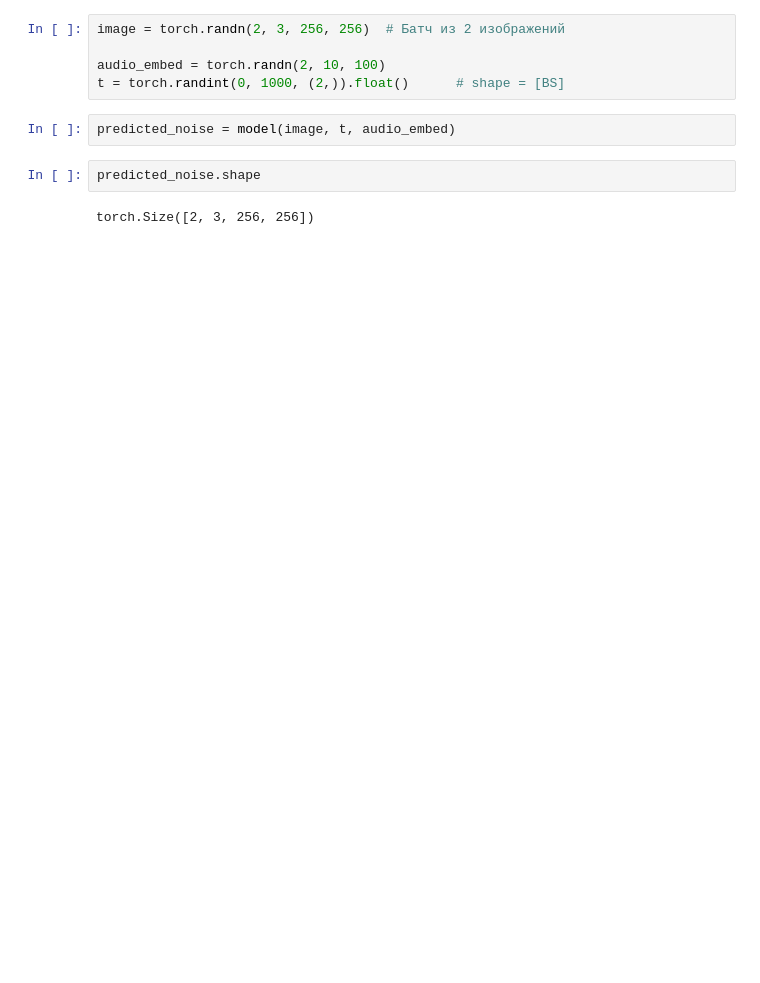
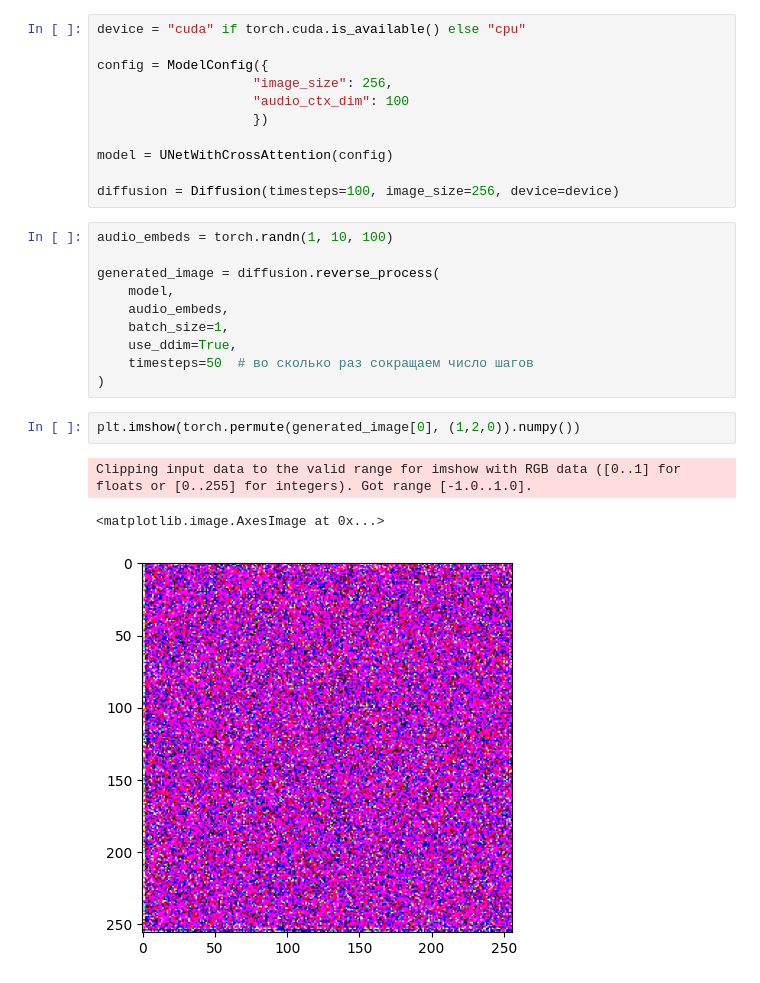
Before and after one commit to roman0810/sound2image, a Jupyter notebook: models.ipynb, the cells around one changed output. Drawn from its saved outputs; the diff is of its cells as text; blank space fills up the shorter version.

Commit message:
diffusion class
might be some problems on training with t int-float typing

```diff
--- a/models.ipynb
+++ b/models.ipynb
@@ -11,11 +7,27 @@ model = UNetWithCrossAttention(config)
-# %%
-image = torch.randn(2, 3, 256, 256)  # Батч из 2 изображений
-
-audio_embed = torch.randn(2, 10, 100)
-t = torch.randint(0, 1000, (2,)).float()      # shape = [BS]
-# %%
-predicted_noise = model(image, t, audio_embed)
-# %%
-predicted_noise.shape
-# %% [output]
-torch.Size([2, 3, 256, 256])
+# %%
+device = "cuda" if torch.cuda.is_available() else "cpu"
+
+config = ModelConfig({
+                    "image_size": 256,
+                    "audio_ctx_dim": 100
+                    })
+
+model = UNetWithCrossAttention(config)
+
+diffusion = Diffusion(timesteps=100, image_size=256, device=device)
+# %%
+audio_embeds = torch.randn(1, 10, 100)
+
+generated_image = diffusion.reverse_process(
+    model,
+    audio_embeds,
+    batch_size=1,
+    use_ddim=True,
+    timesteps=50  # во сколько раз сокращаем число шагов
+)
+# %%
+plt.imshow(torch.permute(generated_image[0], (1,2,0)).numpy())
+# %% [output]
+Clipping input data to the valid range for imshow with RGB data ([0..1] for floats or [0..255] for integers). Got range [-1.0..1.0].
+<matplotlib.image.AxesImage at 0x...>
+[figure, added]
```
Also changed, not shown: parts of 1 cell of this notebook, 2 other files.
